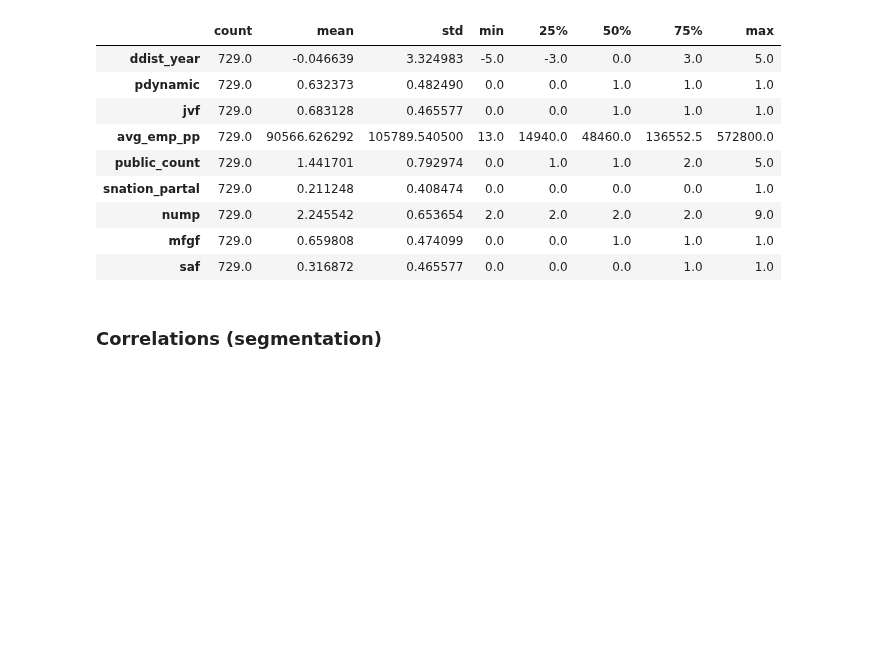
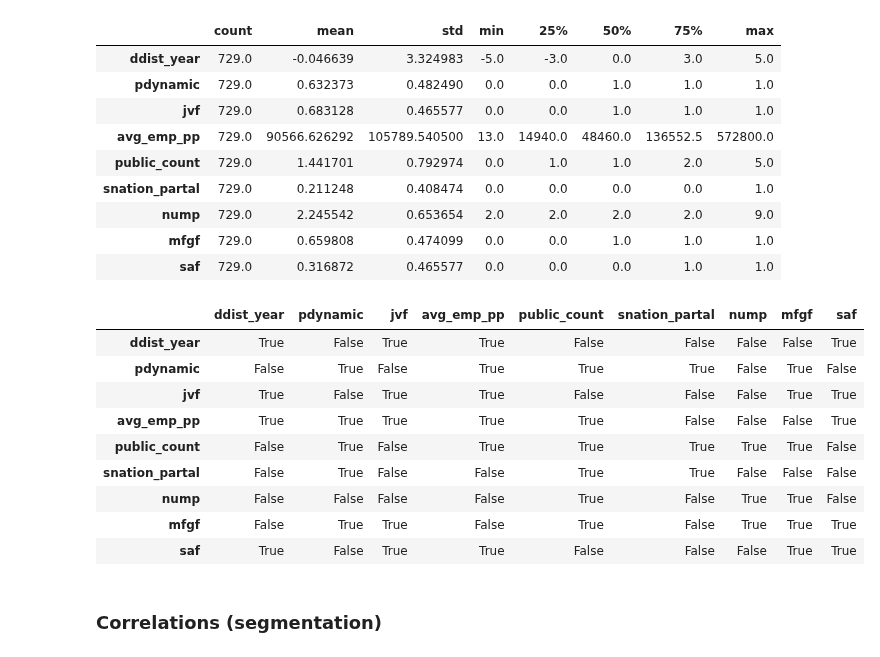
Before and after one commit to bang-a-coder/thesis-analysis, a Jupyter notebook: descriptives.ipynb, the cells around one changed output. Saved outputs shown, nothing was run; the diff lists cells and outputs as text; code cells hidden in the pictures; blank space fills up the shorter version.

```diff
--- a/descriptives.ipynb
+++ b/descriptives.ipynb
@@ -127,6 +116,19 @@ toWord(corrs)
 | nump | 729.0 | 2.245542 | 0.653654 | 2.0 | 2.0 | 2.0 | 2.0 | 9.0 |
 | mfgf | 729.0 | 0.659808 | 0.474099 | 0.0 | 0.0 | 1.0 | 1.0 | 1.0 |
 | saf | 729.0 | 0.316872 | 0.465577 | 0.0 | 0.0 | 0.0 | 1.0 | 1.0 |
+# %%
+calculate_pvalues(df[coll]) < 0.05
+# %% [output]
+|  | ddist_year | pdynamic | jvf | avg_emp_pp | public_count | snation_partal | nump | mfgf | saf |
+| ddist_year | True | False | True | True | False | False | False | False | True |
+| pdynamic | False | True | False | True | True | True | False | True | False |
+| jvf | True | False | True | True | False | False | False | True | True |
+| avg_emp_pp | True | True | True | True | True | False | False | False | True |
+| public_count | False | True | False | True | True | True | True | True | False |
+| snation_partal | False | True | False | False | True | True | False | False | False |
+| nump | False | False | False | False | True | False | True | True | False |
+| mfgf | False | True | True | False | True | False | True | True | True |
+| saf | True | False | True | True | False | False | False | True | True |
 # %% [markdown]
 ### Correlations (segmentation)
 # %%
```
Also changed, not shown: parts of 3 cells of this notebook, 5 other files.
